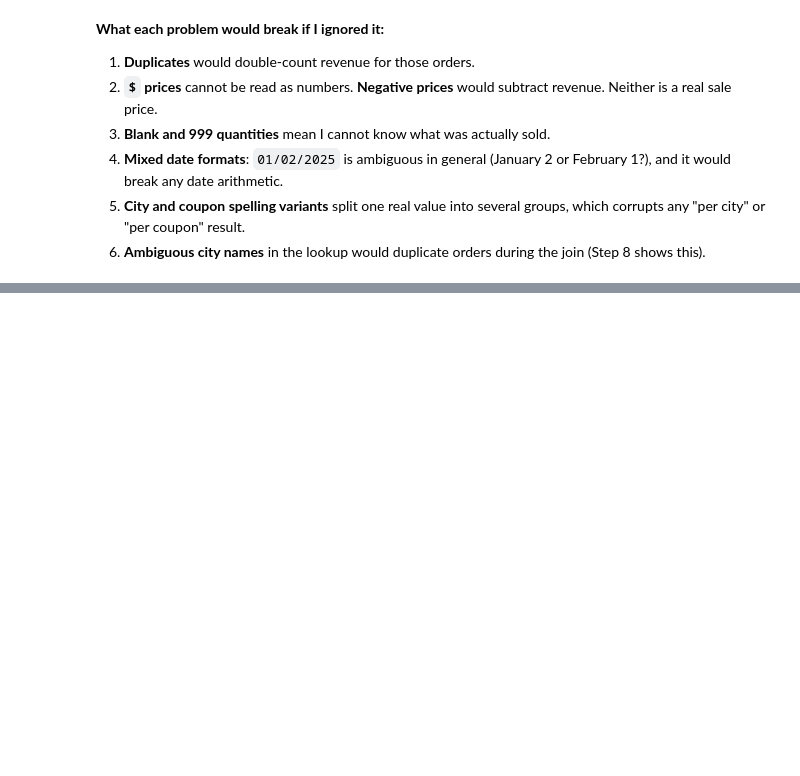
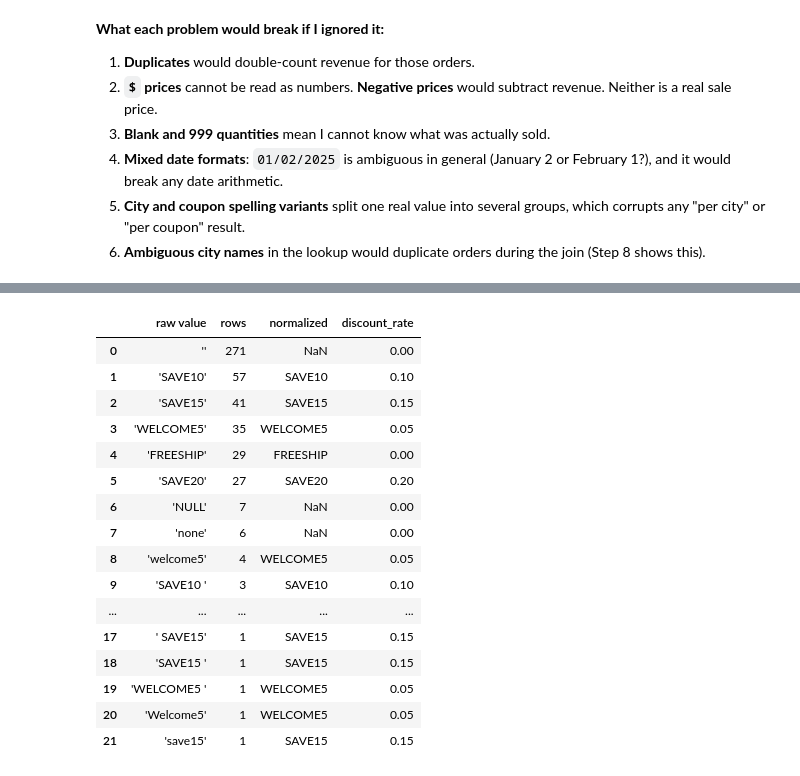
Before and after one commit to Namypark/ecommerce-data-engineering-lab, a Jupyter notebook: ecommerce_data_engineering.ipynb, the cells around one changed output, grey strips where cells are left out. Saved outputs shown, nothing was run; the diff lists cells and outputs as text; code cells hidden in the pictures; blank space fills up the shorter version.

```diff
--- a/ecommerce_data_engineering.ipynb
+++ b/ecommerce_data_engineering.ipynb
@@ -355,0 +420,24 @@ Names shared by more than one US city in the lookup: 62
+# %%
+coupon_map = raw_df["coupon_code"].value_counts().rename_axis("raw value").reset_index(name="rows")
+coupon_map["normalized"] = coupon_map["raw value"].map(normalize_coupon)
+coupon_map["discount_rate"] = coupon_map["normalized"].map(coupon_discount)
+coupon_map["raw value"] = coupon_map["raw value"].map(repr)      # make stray spaces visible
+coupon_map
+# %% [output]
+|  | raw value | rows | normalized | discount_rate |
+| 0 | '' | 271 | NaN | 0.00 |
+| 1 | 'SAVE10' | 57 | SAVE10 | 0.10 |
+| 2 | 'SAVE15' | 41 | SAVE15 | 0.15 |
+| 3 | 'WELCOME5' | 35 | WELCOME5 | 0.05 |
+| 4 | 'FREESHIP' | 29 | FREESHIP | 0.00 |
+| 5 | 'SAVE20' | 27 | SAVE20 | 0.20 |
+| 6 | 'NULL' | 7 | NaN | 0.00 |
+| 7 | 'none' | 6 | NaN | 0.00 |
+| 8 | 'welcome5' | 4 | WELCOME5 | 0.05 |
+| 9 | 'SAVE10 ' | 3 | SAVE10 | 0.10 |
+| ... | ... | ... | ... | ... |
+| 17 | ' SAVE15' | 1 | SAVE15 | 0.15 |
+| 18 | 'SAVE15 ' | 1 | SAVE15 | 0.15 |
+| 19 | 'WELCOME5 ' | 1 | WELCOME5 | 0.05 |
+| 20 | 'Welcome5' | 1 | WELCOME5 | 0.05 |
+| 21 | 'save15' | 1 | SAVE15 | 0.15 |
```
Also changed, not shown: parts of 19 cells of this notebook, 3 other files.
